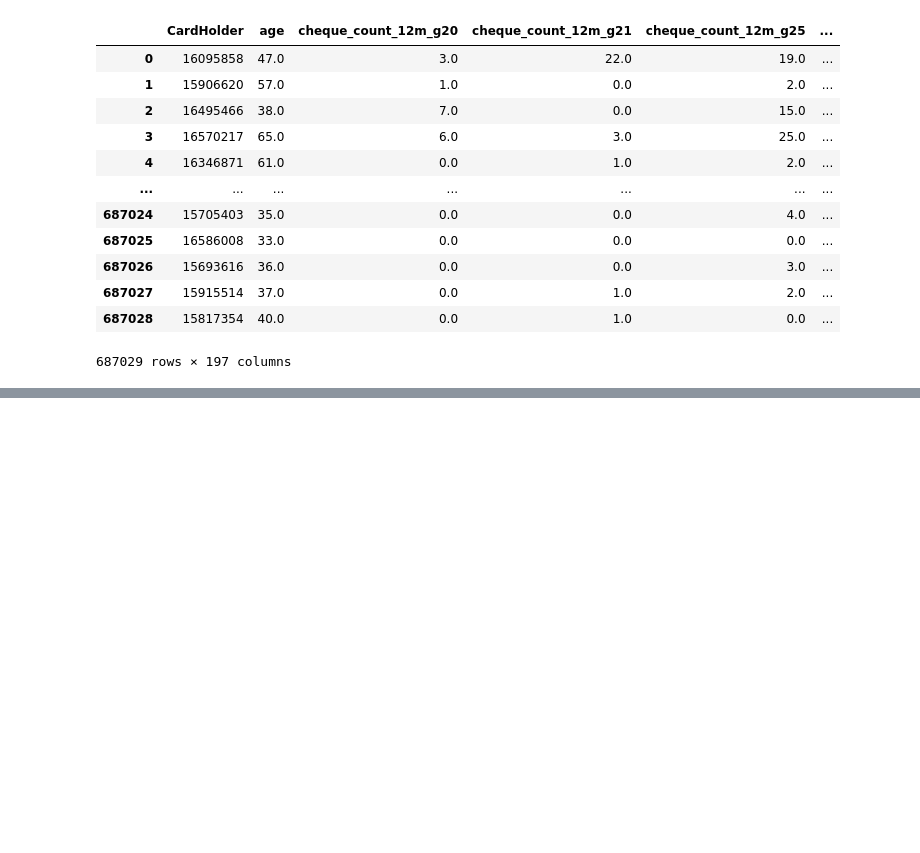
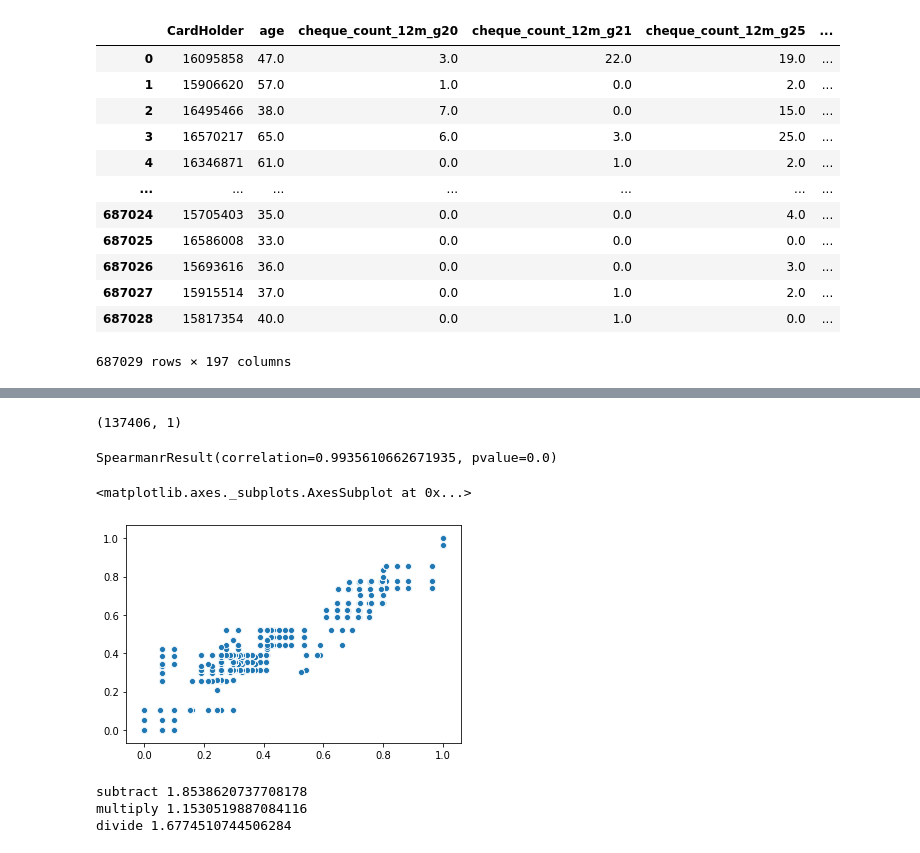
Before and after one commit to DKozl50/pluh_sms, a Jupyter notebook: notebooks/research.ipynb, the cells around one changed output, grey strips where cells are left out. Cells and saved outputs as stored; diff of their text form; code cells hidden in the pictures; blank space fills up the shorter version.

```diff
--- a/notebooks/research.ipynb
+++ b/notebooks/research.ipynb
@@ -416,0 +610,5 @@ data
+# %%
+params = {'n_estimators': 5, 'eval_metric': ['ndcg', 'map'], 'verbose': True}
+model = StupidModel(params, blend_type='multiply')
+score, model = validate_on_holdout(data, model)
+print(score)
@@ -416,0 +630,35 @@ data
+# %%
+from sklearn.model_selection import train_test_split
+
+d = {}
+for name in ['subtract', 'multiply', 'divide']:
+    d[name] = []
+
+for i in tqdm(range(10)):
+    params = {'n_estimators': 5, 'eval_metric': ['ndcg', 'map'], 'verbose': False}
+    model = StupidModel(params)
+    train, test = train_test_split(data, test_size=0.2, stratify=data1['group'],
+                                       shuffle=True)
+    model.fit(train.drop(['group', y_name], axis=1).values, train[y_name], train['group'],
+                  eval_data=(test.drop(['group', y_name], axis=1).values, test[y_name], test['group']))
+
+    types = ['subtract', 'multiply', 'divide']
+    for name in types:
+        test_ranks = model.test_model.predict(test.drop(['group', y_name], axis=1).values).reshape(-1, 1)
+        control_ranks = model.control_model.predict(test.drop(['group', y_name], axis=1).values).reshape(-1, 1)
+        scaler = MinMaxScaler()
+        scaled_test = scaler.fit_transform(test_ranks)
+        scaled_control = scaler.fit_transform(control_ranks)
+        if name == 'multiply':
+            res = scaled_test * (1 - scaled_control)
+        elif name == 'subtract':
+            res = scaled_test - scaled_control
+        elif name == 'divide':
+            res = scaled_test / scaled_control
+        test['uplift'] = res
+
+        s = custom_metric(test)
+        print(name, s)
+        d[name].append(s)
+        test.drop('uplift', axis=1, inplace=True)
+    print('\n\n')
@@ -416,0 +748,14 @@ data
+# %%
+scaled_test.shape
+# %% [output]
+(137406, 1)
+# %%
+spearmanr(scaled_test[:,0], scaled_control[:,0])
+# %% [output]
+SpearmanrResult(correlation=0.9935610662671935, pvalue=0.0)
+# %%
+import seaborn as sns
+sns.scatterplot(scaled_test[:,0], scaled_control[:,0])
+# %% [output]
+<matplotlib.axes._subplots.AxesSubplot at 0x...>
+[figure, added]
@@ -416,0 +764,22 @@ data
+# %%
+types = ['subtract', 'multiply', 'divide']
+for name in types:
+    test_ranks = model.test_model.predict(test.drop(['group', y_name], axis=1).values).reshape(-1, 1)
+    control_ranks = model.control_model.predict(test.drop(['group', y_name], axis=1).values).reshape(-1, 1)
+    scaler = MinMaxScaler()
+    scaled_test = scaler.fit_transform(test_ranks)
+    scaled_control = scaler.fit_transform(control_ranks)
+    if name == 'multiply':
+        res = scaled_test * (1 - scaled_control)
+    elif name == 'subtract':
+        res = scaled_test - scaled_control
+    elif name == 'divide':
+        res = scaled_test / scaled_control
+    test['uplift'] = res
+
+    print(name, custom_metric(test))
+    test.drop('uplift', axis=1, inplace=True)
+# %% [output]
+subtract 1.8538620737708178
+multiply 1.1530519887084116
+divide 1.6774510744506284
```
Also changed, not shown: parts of 48 cells of this notebook, 1 other file.
